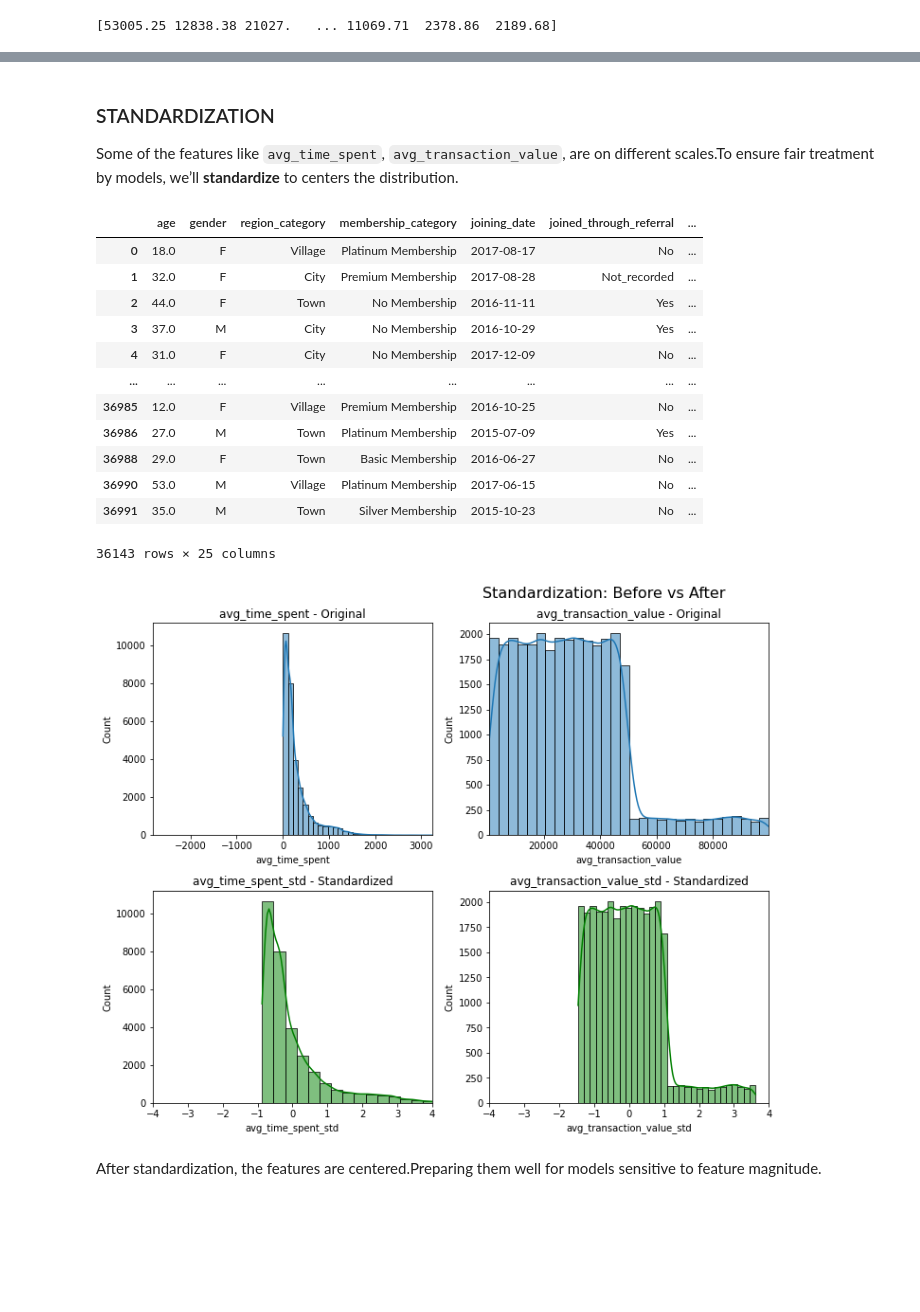
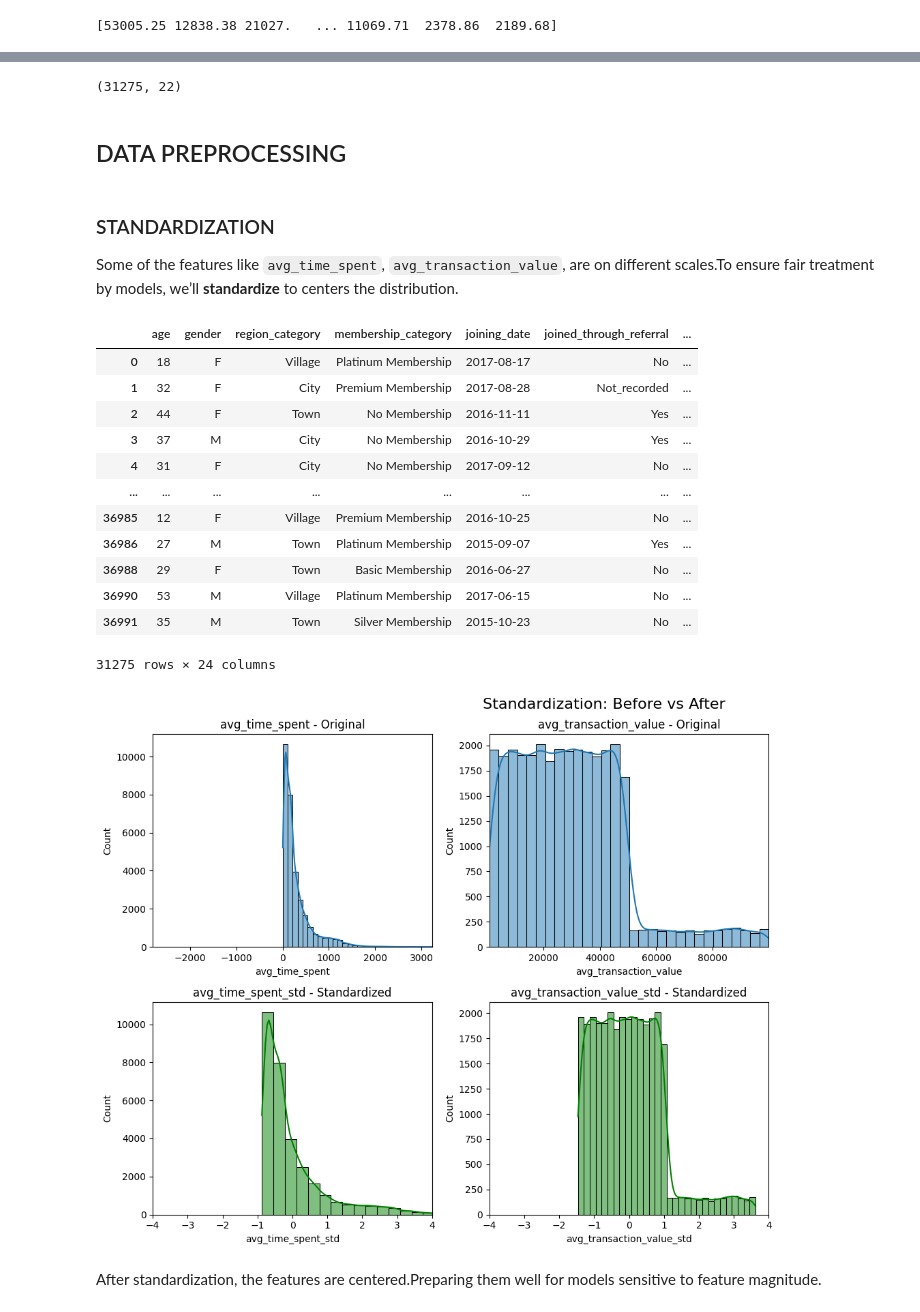
Before and after one commit to wambuikariuki/Capstone_Phase5_group9, a Jupyter notebook: Notebook.ipynb, the cells around one changed output, grey strips where cells are left out. Cells and saved outputs as stored; diff of their text form; code cells hidden in the pictures; blank space fills up the shorter version.

Commit message:
updated to new cleaned notebook

```diff
--- a/Notebook.ipynb
+++ b/Notebook.ipynb
@@ -380,6 +423,3 @@ From the above we can see the date column has null values. We will go ahead and
-# %%
-# Drop rows where 'joining_date' is null (NaT)
-df_cleaned = df_cleaned.dropna(subset=['joining_date'])
 # %%
 # Inspecting the joined through referral column
 df_cleaned['joined_through_referral'].value_counts()
@@ -462,4 +497,4 @@ Name: referral_id, Length: 10249, dtype: int64
 # %%
-#Replacing xxxxxxxx with walkins
-df_cleaned['referral_id'] = df_cleaned['referral_id'].replace('xxxxxxxx', 'walk_in')
+# #Replacing xxxxxxxx with walkins
+# df_cleaned['referral_id'] = df_cleaned['referral_id'].replace('xxxxxxxx', 'walk_in')
 # %%
@@ -710,47 +744,62 @@ All numeric columns are now clean and free of errors or missing values.
+# %%
+df_cleaned.shape
+# %% [output]
+(31275, 22)
+# %% [markdown]
+## DATA PREPROCESSING
 # %% [markdown]
 ### STANDARDIZATION
 
 Some of the features like `avg_time_spent`, `avg_transaction_value`,  are on different scales.To ensure fair treatment by models, we’ll **standardize** to centers the distribution.
+# %%
+# Creating a copy of the dataframe for standardizatiom
+df_standardized = df_cleaned
 # %%
 standardize_cols = ['avg_time_spent', 'avg_transaction_value']
 scaler_std = StandardScaler()
-df_cleaned_std = pd.DataFrame(scaler_std.fit_transform( df_cleaned[standardize_cols]),
-                      columns=[f"{col}_std" for col in standardize_cols])
-df_cleaned = pd.concat([df_cleaned, df_cleaned_std], axis=1)
-df_cleaned
+
+# Fit and transform
+df_standardized_cols = pd.DataFrame(
+    scaler_std.fit_transform(df_standardized[standardize_cols]),
+    columns=[f"{col}_std" for col in standardize_cols],
+    index=df_standardized.index)
+
+# Concatenate
+df_standardized = pd.concat([df_standardized, df_standardized_cols], axis=1)
+df_standardized
 # %% [output]
 |  | age | gender | region_category | membership_category | joining_date | joined_through_referral | ... |
-| 0 | 18.0 | F | Village | Platinum Membership | 2017-08-17 | No | ... |
-| 1 | 32.0 | F | City | Premium Membership | 2017-08-28 | Not_recorded | ... |
-| 2 | 44.0 | F | Town | No Membership | 2016-11-11 | Yes | ... |
-| 3 | 37.0 | M | City | No Membership | 2016-10-29 | Yes | ... |
-| 4 | 31.0 | F | City | No Membership | 2017-12-09 | No | ... |
+| 0 | 18 | F | Village | Platinum Membership | 2017-08-17 | No | ... |
+| 1 | 32 | F | City | Premium Membership | 2017-08-28 | Not_recorded | ... |
+| 2 | 44 | F | Town | No Membership | 2016-11-11 | Yes | ... |
+| 3 | 37 | M | City | No Membership | 2016-10-29 | Yes | ... |
+| 4 | 31 | F | City | No Membership | 2017-09-12 | No | ... |
 | ... | ... | ... | ... | ... | ... | ... | ... |
-| 36985 | 12.0 | F | Village | Premium Membership | 2016-10-25 | No | ... |
-| 36986 | 27.0 | M | Town | Platinum Membership | 2015-07-09 | Yes | ... |
-| 36988 | 29.0 | F | Town | Basic Membership | 2016-06-27 | No | ... |
-| 36990 | 53.0 | M | Village | Platinum Membership | 2017-06-15 | No | ... |
-| 36991 | 35.0 | M | Town | Silver Membership | 2015-10-23 | No | ... |
+| 36985 | 12 | F | Village | Premium Membership | 2016-10-25 | No | ... |
+| 36986 | 27 | M | Town | Platinum Membership | 2015-09-07 | Yes | ... |
+| 36988 | 29 | F | Town | Basic Membership | 2016-06-27 | No | ... |
+| 36990 | 53 | M | Village | Platinum Membership | 2017-06-15 | No | ... |
+| 36991 | 35 | M | Town | Silver Membership | 2015-10-23 | No | ... |
-36143 rows × 25 columns
+31275 rows × 24 columns
 # %%
 plt.figure(figsize=(15, 8))
 
 for i, col in enumerate(standardize_cols):
     plt.subplot(2, 3, i+1)
-    sns.histplot(df_cleaned[col], kde=True, bins=30)
+    sns.histplot(df_standardized[col], kde=True, bins=30)
     plt.title(f"{col} - Original")
     plt.xlim(df[col].min(), df[col].max())
 
     plt.subplot(2, 3, i+4)
-    sns.histplot(df_cleaned[f"{col}_std"], kde=True, color='green', bins=30)
+    sns.histplot(df_standardized[f"{col}_std"], kde=True, color='green', bins=30)
     plt.title(f"{col}_std - Standardized")
     plt.xlim(-4, 4)
 
 plt.tight_layout()
 plt.suptitle("Standardization: Before vs After", fontsize=16, y=1.02)
 plt.show()
 # %% [output]
-[figure, old version]
+[figure, new version]
 # %% [markdown]
 After standardization, the features are centered.Preparing them well for models sensitive to feature magnitude.
 # %% [markdown]
```
Also changed, not shown: parts of 72 cells of this notebook.
